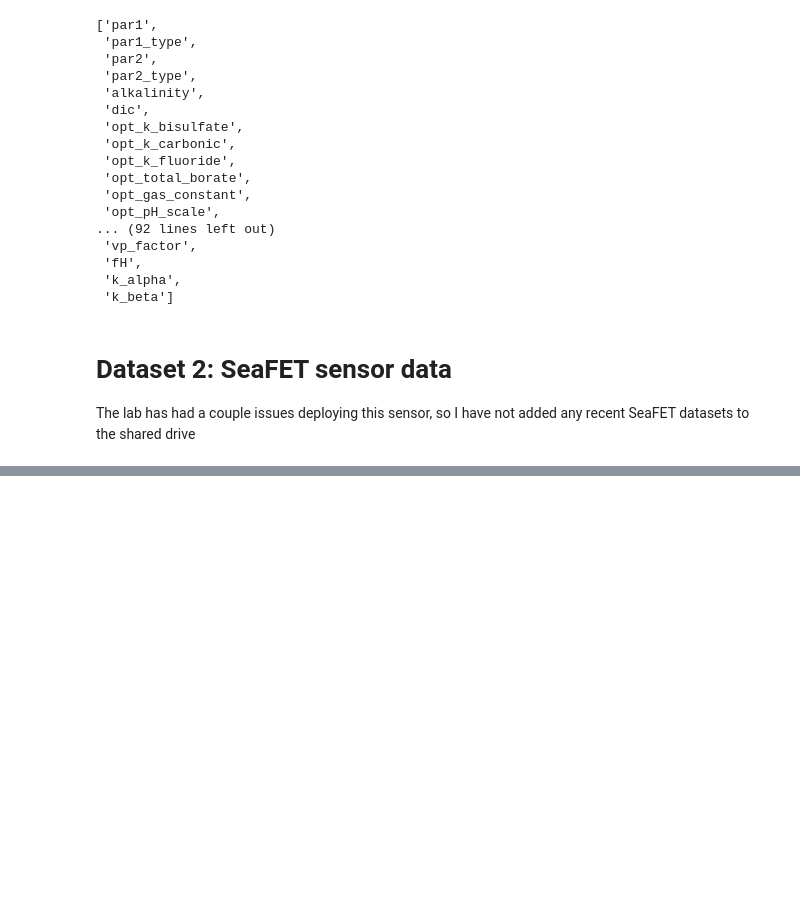
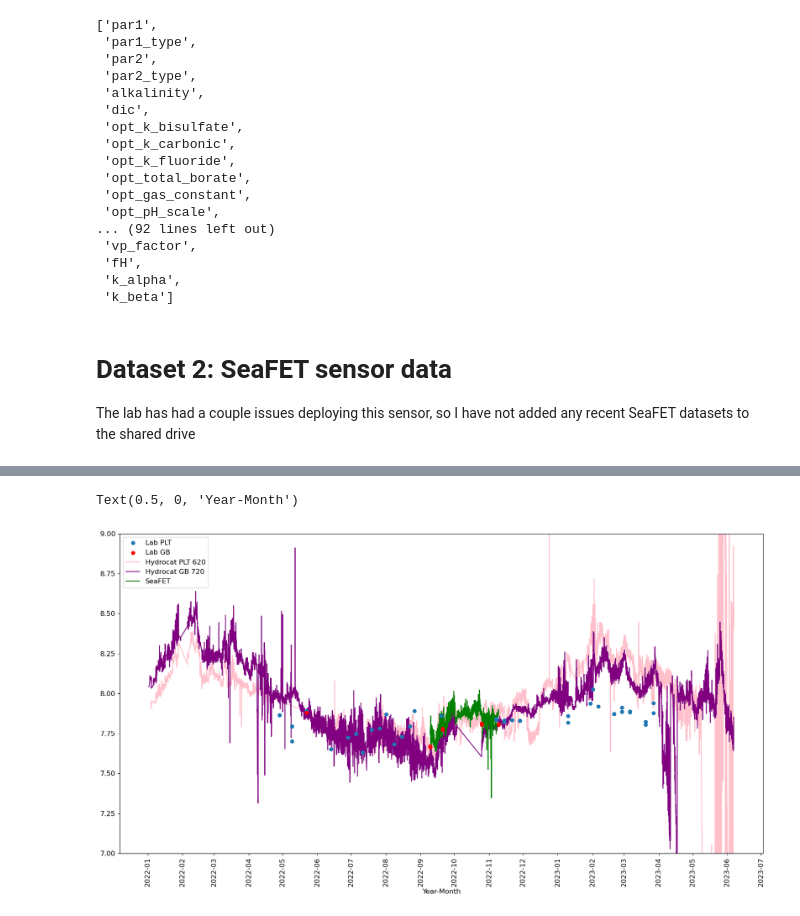
Before and after one commit to abby-baskind/phyto, a Jupyter notebook: for_georgia.ipynb, the cells around one changed output, grey strips where cells are left out. Cells and saved outputs as stored; diff of their text form; code cells hidden in the pictures; blank space fills up the shorter version.

```diff
--- a/for_georgia.ipynb
+++ b/for_georgia.ipynb
@@ -280,0 +362,18 @@ The lab has had a couple issues deploying this sensor, so I have not added any r
+# %%
+andyGB = PLT.get_hydrocat('2022-01-01', '2023-06-07', 'GB')
+# %%
+fig,ax = plt.subplots(figsize=[20,10])
+ax.scatter(labPLT['DateTime'], labPLT['pH'], label = 'Lab PLT', zorder = 3)
+ax.scatter(labGB['DateTime'], labGB['pH'], color = 'red',label = 'Lab GB', zorder = 3)
+ax.plot(andy['DateTime'], andy['pH total'], color = 'pink', label = 'Hydrocat PLT 620')
+ax.plot(andyGB['DateTime'], andyGB['pH total'], color = 'purple', label = 'Hydrocat GB 720')
+ax.plot(pH_data['DateTime'], pH_data['External pH (pH)'], color = 'green', label = 'SeaFET')
+ax.xaxis.set_major_locator(mdates.MonthLocator(interval=1))
+ax.tick_params('x',labelsize = 12, labelrotation = 90)
+ax.tick_params('y',labelsize = 12)
+ax.legend(fontsize = 12)
+ax.set_ylim([7,9])
+ax.set_xlabel('Year-Month', fontsize = 12)
+# %% [output]
+Text(0.5, 0, 'Year-Month')
+[figure, added]
```
Also changed, not shown: parts of 12 cells of this notebook, 2 other files.
